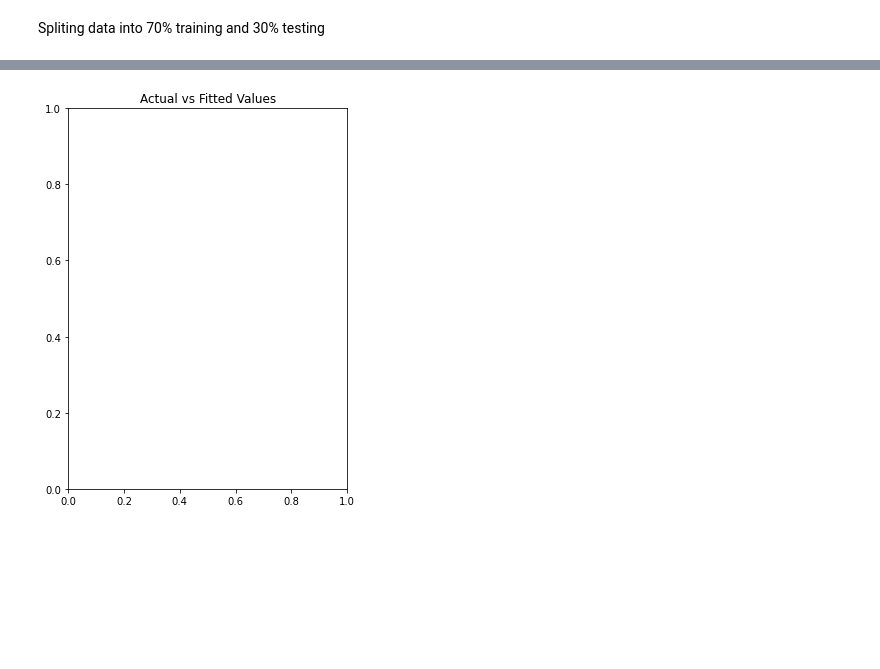
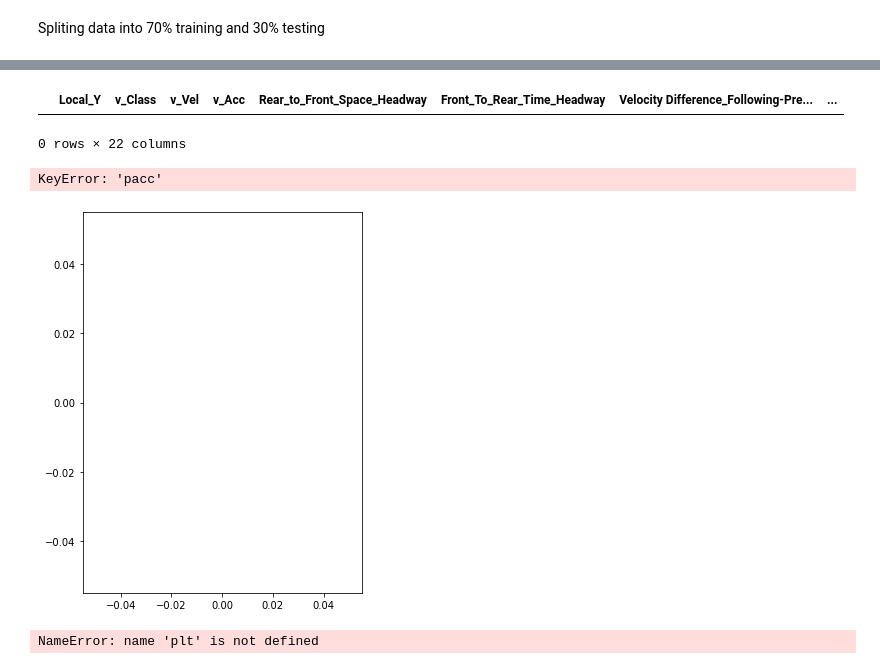
Before and after one commit to VineetDhamija/DataDrivenCarFollowing, a Jupyter notebook: datadrivencarfollowing-v1/scripts/CNN Model Application.ipynb, the cells around one changed output, grey strips where cells are left out. Saved outputs shown, nothing was run; the diff lists cells and outputs as text; code cells hidden in the pictures; blank space fills up the shorter version.

```diff
--- a/datadrivencarfollowing-v1/scripts/CNN Model Application.ipynb
+++ b/datadrivencarfollowing-v1/scripts/CNN Model Application.ipynb
@@ -163,0 +323,2 @@ AttributeError: 'ModelClass' object has no attribute 'fit_neural_network'
+# %%
+model=model_obj.fit_neural_network(model,X_train,y_train)
@@ -163,0 +327,3 @@ AttributeError: 'ModelClass' object has no attribute 'fit_neural_network'
+# %%
+predict_on_pair=model_obj.prediction_test_pairs(test_df,100,102)
+predict_on_pair
@@ -269,0 +412,3 @@ F1 = F[F["L-F_Pair"]=="2055-2059"]
+# %%
+target_variable = 'nextframeAcc'
+predicted_data = model_prediction(test_df, predict_on_pair, target_variable, model,0.1)
@@ -270,12 +450,34 @@ F1 = F[F["L-F_Pair"]=="2055-2059"]
+# %%
+prediction1 = predicted_data[predicted_data["L-F_Pair"]=="2871-2876"]
+prediction1
+# %% [output]
+|  | Local_Y | v_Class | v_Vel | v_Acc | Rear_to_Front_Space_Headway | Front_To_Rear_Time_Headway | Velocity Difference_Following-Pre... | ... |
+0 rows × 22 columns
+# %%
+#import seaborn as sns
+import matplotlib.pyplot as plt
+
+plt.figure(figsize=(5, 7))
+
+
+ax = plt.plot(prediction1["pair_Time_Duration"], prediction1["nextframeAcc"], color="r", label="Actual Value")
+plt.plot(prediction1["pair_Time_Duration"], prediction1["pacc"], color="b", label="Fitted Values" )
+
+
+plt.title('Actual vs Fitted Values')
+
+
+plt.show()
+plt.close()
+# %% [output]
+KeyError: 'pacc'
+[figure, added]
 # %%
-import seaborn as sns
-import matplotlib.pyplot as plt
-
 plt.figure(figsize=(5, 7))
 
 
-ax = sns.lineplot(x=F1["pair_Time_Duration"], y = F1["nextframeAcc"], color="r", label="Actual Value")
-sns.lineplot(x=F1["pair_Time_Duration"], y =F1["pacc"],  color="b", label="Fitted Values" )
+ax = sns.lineplot(x=prediction1["pair_Time_Duration"], y = prediction1["nextframeAcc"], color="r", label="Actual Value")
+sns.lineplot(x=prediction1["pair_Time_Duration"], y =prediction1["pacc"],  color="b", label="Fitted Values" )
 
 
 plt.title('Actual vs Fitted Values')
@@ -284,4 +486,4 @@ plt.title('Actual vs Fitted Values')
 plt.show()
 plt.close()
 # %% [output]
-[figure, removed]
+NameError: name 'plt' is not defined
```
Also changed, not shown: parts of 28 cells of this notebook, 1 other file.
